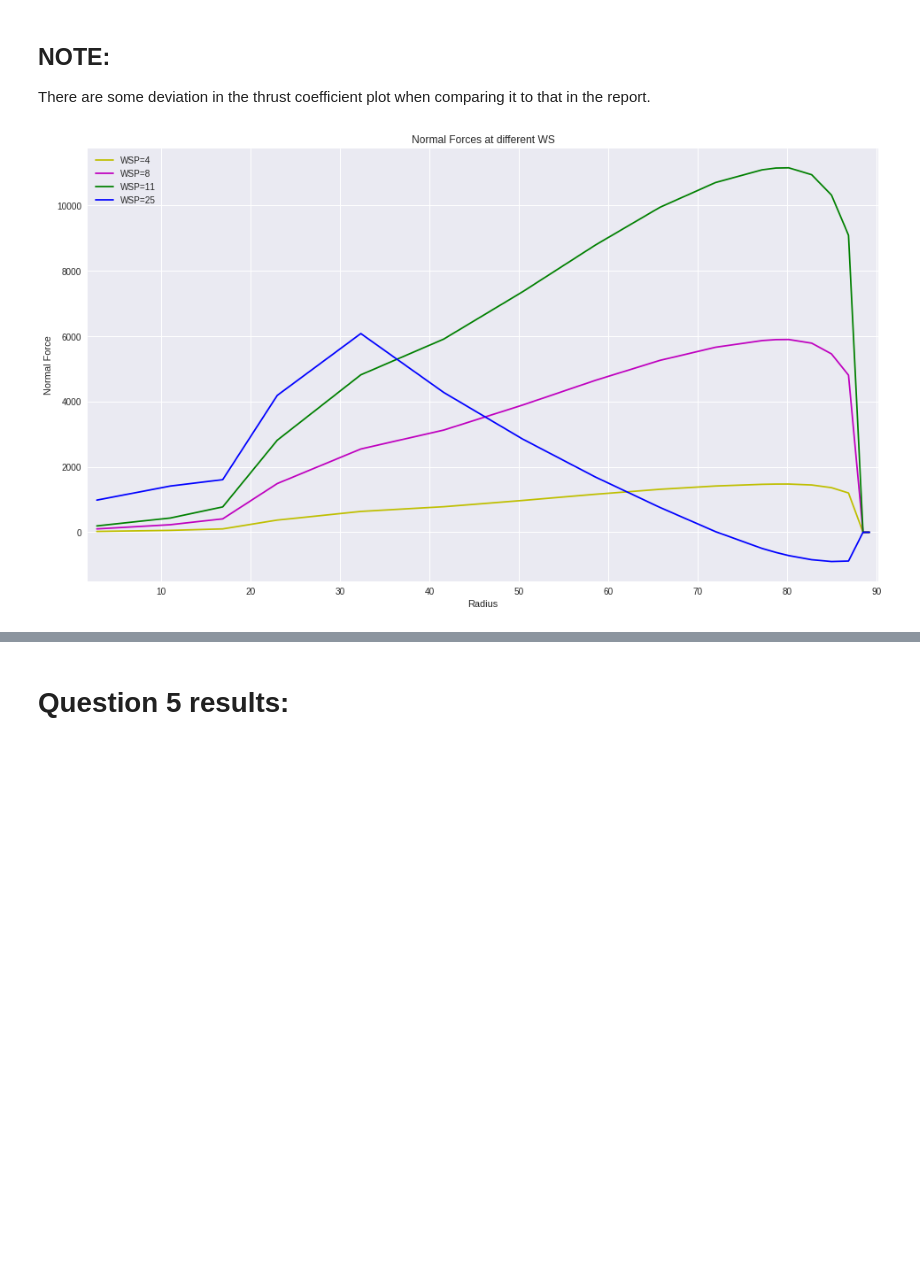
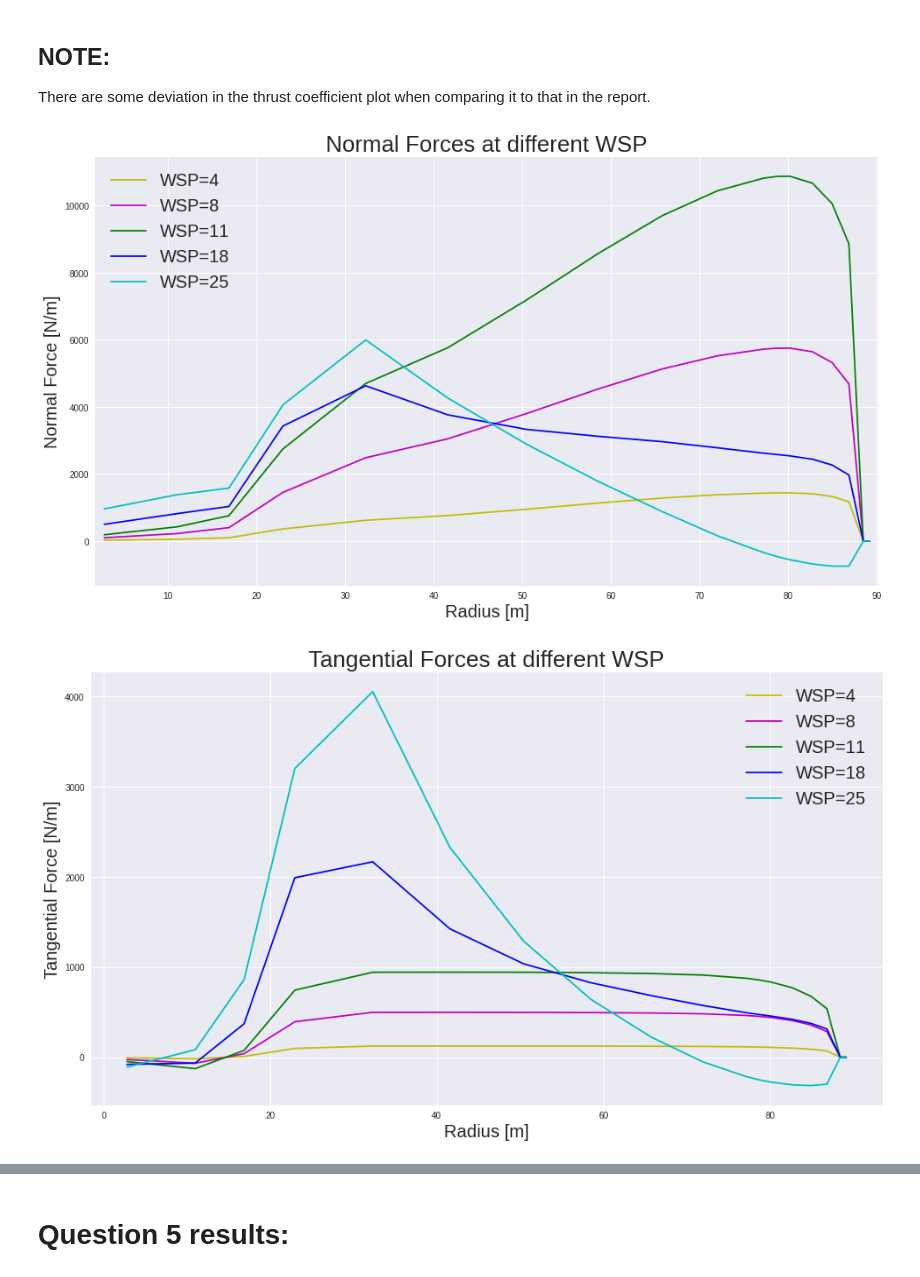
Before and after one commit to janerikhy/BEM, a Jupyter notebook: BEM.ipynb, the cells around one changed output, grey strips where cells are left out. Saved outputs shown, nothing was run; the diff lists cells and outputs as text; code cells hidden in the pictures; blank space fills up the shorter version.

```diff
--- a/BEM.ipynb
+++ b/BEM.ipynb
@@ -94,7 +94,7 @@ rho = 1.225
 V0 = 9.5
 # speed_ratio = np.arange(5, 11, 1)
 omega_min = 6*np.pi*2/60
-omega_max = 9.61*2*np.pi/60+0.01
+omega_max = 9.7*2*np.pi/60
 
 omega = np.arange(omega_min, omega_max, 0.01)
 speed_ratio = np.array([o*R/V0 for o in omega])
@@ -455,20 +457,21 @@ print(f"{P_max*1e-6:.2f} [MW]")
 # %%
 # Start with fixing the frequency to w_max
 # omega = np.asarray([1.01])
-P_max = 10*1e6
+#P_max = 10*1e6
 w_max = 1.01
 
 # Want to find theta_p as a function of V0 to limit the power to 10MW
 
 V0_arr = np.arange(4, 26, 1)  # Incomming wind speed array
-#pitch_angles = np.arange(0, 25, 0.01)
-pitch_angles = np.arange(-25, 1, 1)
+pitch_angles = np.arange(0, 25, 0.01)
+#pitch_angles = np.arange(-25, 1, 0.01)
 pitch_req = np.zeros(len(V0_arr))
 Power = np.zeros(len(V0_arr))
 Thrust = np.zeros(len(V0_arr))
 C_power = np.zeros(len(V0_arr))
 C_thrust = np.zeros(len(V0_arr))
 norm_forces = np.zeros((len(V0_arr), len(radius)))
+tan_forces = np.zeros((len(V0_arr), len(radius)))
 
 
 for i in range(len(V0_arr)):
@@ -477,14 +480,15 @@ for i in range(len(V0_arr)):
     Thrust[i] = CT[lam_index][theta_index]*1/2 * rho * V0_arr[i]**2 * np.pi*R**2
     C_power[i] = CP[lam_index][theta_index]
     C_thrust[i] = CT[lam_index][theta_index]
-    _, _, f, _ = bem(np.asarray([lam_opt]), np.asarray([theta_opt]), V0_arr[i])
+    _, _, f, ft = bem(np.asarray([lam_opt]), np.asarray([theta_opt]), V0_arr[i])
     for k in range(len(radius)):
       norm_forces[i][k] = f[0][0][k]
+      tan_forces[i][k] = ft[0][0][k]
   else:
     l = w_max*R/V0_arr[i]
-    p, t, f, _ = bem(np.asarray([l]), pitch_angles, V0_arr[i])
+    p, t, f, ft = bem(np.asarray([l]), pitch_angles, V0_arr[i])
     for j in range(len(p[0])):
-      if (p[0][j] > P_max):
+      if (p[0][j] < P_max):
         # Make interpolation to find the correct pitch angle
         pitch_req[i] = np.interp(P_max, p[0][j-1:j+1], pitch_angles[j-1:j+1])
         Power[i] = np.interp(pitch_req[i], pitch_angles[j-1:j+1], p[0][j-1:j+1])
@@ -493,6 +497,7 @@ for i in range(len(V0_arr)):
         C_thrust[i] = Thrust[i]/(1/2 * rho * V0_arr[i]**2 * np.pi*R**2)
         for k in range(len(radius)):
           norm_forces[i][k] = f[0][j][k]
+          tan_forces[i][k] = ft[0][j][k]
         break
 
 pitch_req
@@ -617,20 +619,35 @@ plt.show()
 ## NOTE:
 There are some deviation in the thrust coefficient plot when comparing it to that in the report.
 # %%
-v_moments = [4, 8, 11, 25]
-colors = ['y', 'm', 'g', 'b']
+v_moments = [4, 8, 11, 18, 25]
+colors = ['y', 'm', 'g', 'b', 'c']
 
 for i in range(len(v_moments)):
   val = np.where(V0_arr == v_moments[i])[0][0]
-  plt.title("Normal Forces at different WS")
+  plt.title("Normal Forces at different WSP", fontsize=26)
   plt.plot(radius, norm_forces[val], colors[i] ,label=f"WSP={v_moments[i]}")
-  plt.xlabel("Radius")
+  plt.xlabel("Radius [m]", fontsize=20)
   plt.xlim([min(radius)-1, max(radius)+1])
-  plt.ylabel("Normal Force")
-  plt.legend()
+  plt.ylabel("Normal Force [N/m]", fontsize=20)
+  plt.legend(fontsize=20)
   plt.savefig(os.path.join(data_dir, 'results', 'normal_forces_radi.png'), dpi=300)
+
+plt.show()
+
+plt.close()
+for i in range(len(v_moments)):
+  val = np.where(V0_arr == v_moments[i])[0][0]
+  plt.title("Tangential Forces at different WSP", fontsize=26)
+  plt.plot(radius, tan_forces[val], colors[i], label=f"WSP={v_moments[i]}")
+  plt.xlabel("Radius [m]", fontsize=20)
+  plt.ylabel("Tangential Force [N/m]", fontsize=20)
+  plt.legend(fontsize=20)
+  plt.savefig(os.path.join(data_dir, 'results', 'tan_forces_radi.png'), dpi=300)
+
+plt.show()
 # %% [output]
-[figure, old version]
+[figure, new version]
+[figure, added]
 # %%
 # Calculate the moments
 
```
Also changed, not shown: parts of 8 cells of this notebook.
